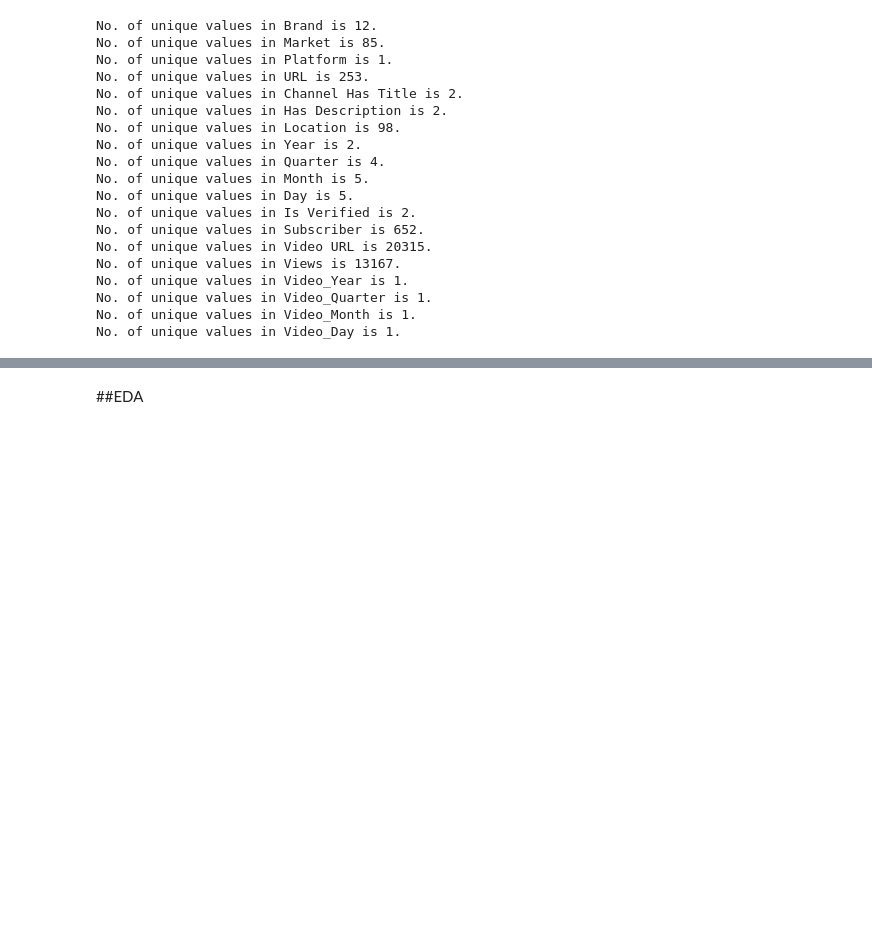
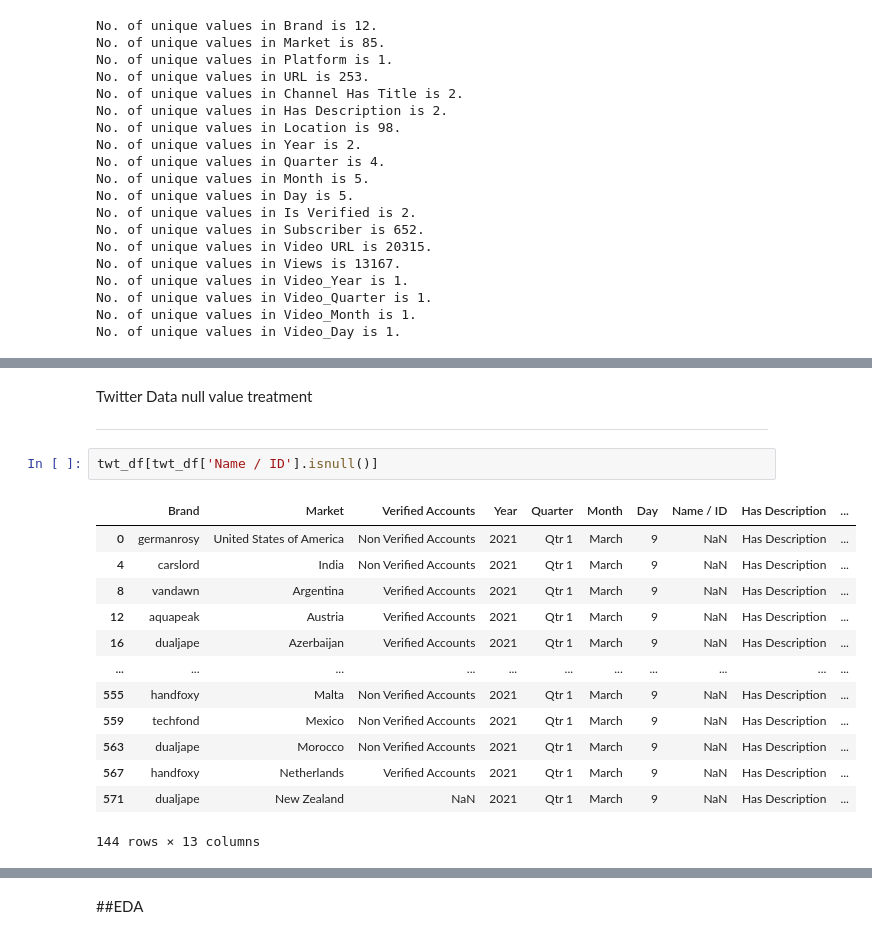
Before and after one commit to abhinav4201/Data-Analysis-EDA, a Jupyter notebook: Uptitude_Technical_Test.ipynb, the cells around one changed output, grey strips where cells are left out. Drawn from its saved outputs; the diff is of its cells as text; blank space fills up the shorter version.

Commit message:
treating null value

```diff
--- a/Uptitude_Technical_Test.ipynb
+++ b/Uptitude_Technical_Test.ipynb
@@ -427,0 +428,20 @@ yutb_df.sample(2)
+# %% [markdown]
+Twitter Data null value treatment
+
+---
+# %%
+twt_df[twt_df['Name / ID'].isnull()]
+# %% [output]
+|  | Brand | Market | Verified Accounts | Year | Quarter | Month | Day | Name / ID | Has Description | ... |
+| 0 | germanrosy | United States of America | Non Verified Accounts | 2021 | Qtr 1 | March | 9 | NaN | Has Description | ... |
+| 4 | carslord | India | Non Verified Accounts | 2021 | Qtr 1 | March | 9 | NaN | Has Description | ... |
+| 8 | vandawn | Argentina | Verified Accounts | 2021 | Qtr 1 | March | 9 | NaN | Has Description | ... |
+| 12 | aquapeak | Austria | Verified Accounts | 2021 | Qtr 1 | March | 9 | NaN | Has Description | ... |
+| 16 | dualjape | Azerbaijan | Verified Accounts | 2021 | Qtr 1 | March | 9 | NaN | Has Description | ... |
+| ... | ... | ... | ... | ... | ... | ... | ... | ... | ... | ... |
+| 555 | handfoxy | Malta | Non Verified Accounts | 2021 | Qtr 1 | March | 9 | NaN | Has Description | ... |
+| 559 | techfond | Mexico | Non Verified Accounts | 2021 | Qtr 1 | March | 9 | NaN | Has Description | ... |
+| 563 | dualjape | Morocco | Non Verified Accounts | 2021 | Qtr 1 | March | 9 | NaN | Has Description | ... |
+| 567 | handfoxy | Netherlands | Verified Accounts | 2021 | Qtr 1 | March | 9 | NaN | Has Description | ... |
+| 571 | dualjape | New Zealand | NaN | 2021 | Qtr 1 | March | 9 | NaN | Has Description | ... |
+144 rows × 13 columns
```
Also changed, not shown: parts of 23 cells of this notebook.
